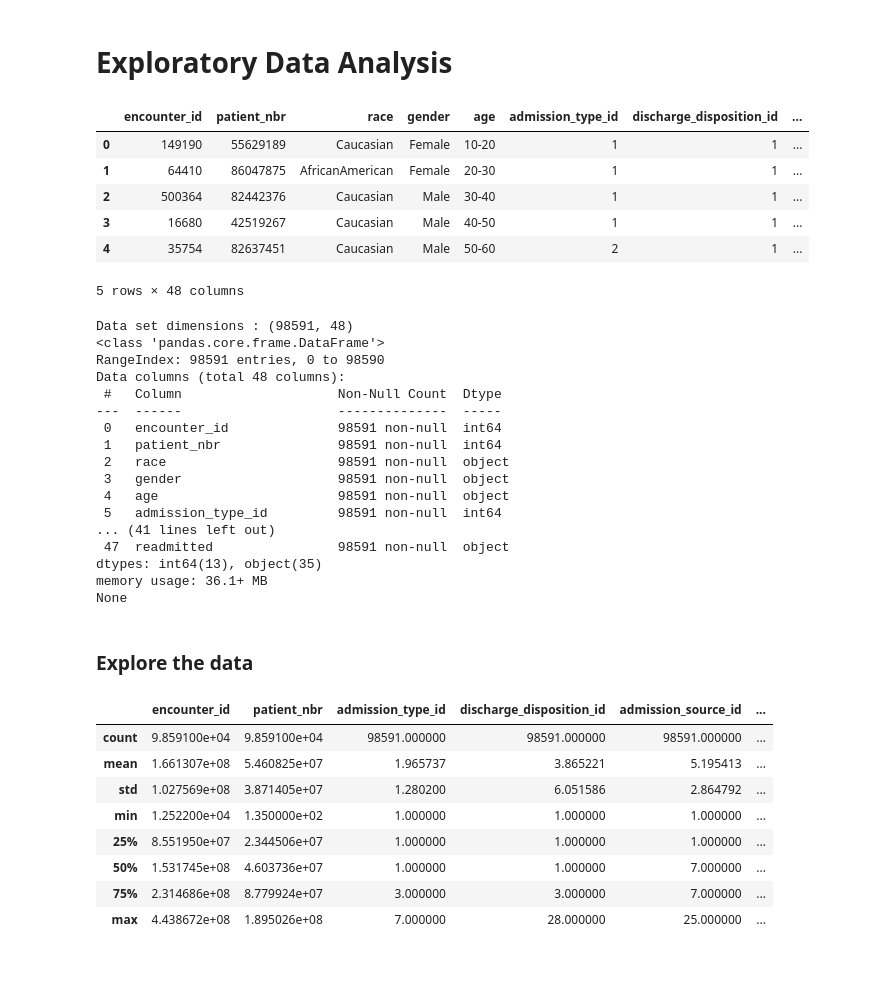
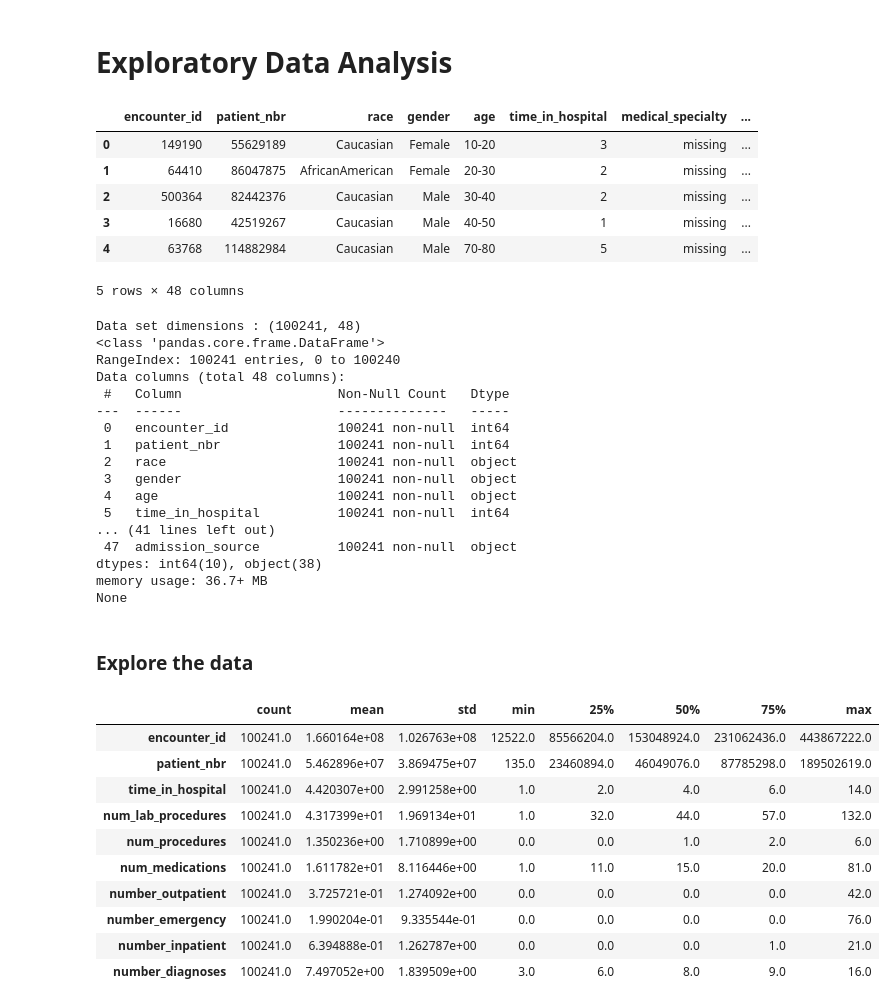
Before and after one commit to bjjv/Sb-DataScience-Mar21, a Jupyter notebook: DataScienceGuidedCapstone_2/Notebooks/03_exploratory_data_analysis_BinduJ.ipynb, the cells around one changed output. Drawn from its saved outputs; the diff is of its cells as text; code cells hidden in the pictures; blank space fills up the shorter version.

```diff
--- a/DataScienceGuidedCapstone_2/Notebooks/03_exploratory_data_analysis_BinduJ.ipynb
+++ b/DataScienceGuidedCapstone_2/Notebooks/03_exploratory_data_analysis_BinduJ.ipynb
@@ -7,50 +7,52 @@ import matplotlib.pyplot as plt
 import seaborn as sns
 %matplotlib inline
 # %%
-diabetic_df = pd.read_csv('../data/diabetic_data_cleaned.csv', low_memory=False)
+diabetic_df = pd.read_csv('../data/diabetic_data_cleaned_1.csv', low_memory=False)
 # %%
 diabetic_df.head()
 # %% [output]
-|  | encounter_id | patient_nbr | race | gender | age | admission_type_id | discharge_disposition_id | ... |
-| 0 | 149190 | 55629189 | Caucasian | Female | 10-20 | 1 | 1 | ... |
-| 1 | 64410 | 86047875 | AfricanAmerican | Female | 20-30 | 1 | 1 | ... |
-| 2 | 500364 | 82442376 | Caucasian | Male | 30-40 | 1 | 1 | ... |
-| 3 | 16680 | 42519267 | Caucasian | Male | 40-50 | 1 | 1 | ... |
-| 4 | 35754 | 82637451 | Caucasian | Male | 50-60 | 2 | 1 | ... |
+|  | encounter_id | patient_nbr | race | gender | age | time_in_hospital | medical_specialty | ... |
+| 0 | 149190 | 55629189 | Caucasian | Female | 10-20 | 3 | missing | ... |
+| 1 | 64410 | 86047875 | AfricanAmerican | Female | 20-30 | 2 | missing | ... |
+| 2 | 500364 | 82442376 | Caucasian | Male | 30-40 | 2 | missing | ... |
+| 3 | 16680 | 42519267 | Caucasian | Male | 40-50 | 1 | missing | ... |
+| 4 | 63768 | 114882984 | Caucasian | Male | 70-80 | 5 | missing | ... |
 5 rows × 48 columns
 # %%
 print('Data set dimensions :', diabetic_df.shape)
 print(diabetic_df.info())
 # %% [output]
-Data set dimensions : (98591, 48)
+Data set dimensions : (100241, 48)
 <class 'pandas.core.frame.DataFrame'>
-RangeIndex: 98591 entries, 0 to 98590
+RangeIndex: 100241 entries, 0 to 100240
 Data columns (total 48 columns):
- #   Column                    Non-Null Count  Dtype
----  ------                    --------------  -----
- 0   encounter_id              98591 non-null  int64
- 1   patient_nbr               98591 non-null  int64
- 2   race                      98591 non-null  object
- 3   gender                    98591 non-null  object
- 4   age                       98591 non-null  object
- 5   admission_type_id         98591 non-null  int64
+ #   Column                    Non-Null Count   Dtype
+---  ------                    --------------   -----
+ 0   encounter_id              100241 non-null  int64
+ 1   patient_nbr               100241 non-null  int64
+ 2   race                      100241 non-null  object
+ 3   gender                    100241 non-null  object
+ 4   age                       100241 non-null  object
+ 5   time_in_hospital          100241 non-null  int64
 ... (41 lines left out)
- 47  readmitted                98591 non-null  object
-dtypes: int64(13), object(35)
-memory usage: 36.1+ MB
+ 47  admission_source          100241 non-null  object
+dtypes: int64(10), object(38)
+memory usage: 36.7+ MB
 None
 # %% [markdown]
 ### Explore the data
 # %%
-diabetic_df.describe()
+diabetic_df.describe().T
 # %% [output]
-|  | encounter_id | patient_nbr | admission_type_id | discharge_disposition_id | admission_source_id | ... |
-| count | 9.859100e+04 | 9.859100e+04 | 98591.000000 | 98591.000000 | 98591.000000 | ... |
-| mean | 1.661307e+08 | 5.460825e+07 | 1.965737 | 3.865221 | 5.195413 | ... |
-| std | 1.027569e+08 | 3.871405e+07 | 1.280200 | 6.051586 | 2.864792 | ... |
-| min | 1.252200e+04 | 1.350000e+02 | 1.000000 | 1.000000 | 1.000000 | ... |
-| 25% | 8.551950e+07 | 2.344506e+07 | 1.000000 | 1.000000 | 1.000000 | ... |
-| 50% | 1.531745e+08 | 4.603736e+07 | 1.000000 | 1.000000 | 7.000000 | ... |
-| 75% | 2.314686e+08 | 8.779924e+07 | 3.000000 | 3.000000 | 7.000000 | ... |
-| max | 4.438672e+08 | 1.895026e+08 | 7.000000 | 28.000000 | 25.000000 | ... |
+|  | count | mean | std | min | 25% | 50% | 75% | max |
+| encounter_id | 100241.0 | 1.660164e+08 | 1.026763e+08 | 12522.0 | 85566204.0 | 153048924.0 | 231062436.0 | 443867222.0 |
+| patient_nbr | 100241.0 | 5.462896e+07 | 3.869475e+07 | 135.0 | 23460894.0 | 46049076.0 | 87785298.0 | 189502619.0 |
+| time_in_hospital | 100241.0 | 4.420307e+00 | 2.991258e+00 | 1.0 | 2.0 | 4.0 | 6.0 | 14.0 |
+| num_lab_procedures | 100241.0 | 4.317399e+01 | 1.969134e+01 | 1.0 | 32.0 | 44.0 | 57.0 | 132.0 |
+| num_procedures | 100241.0 | 1.350236e+00 | 1.710899e+00 | 0.0 | 0.0 | 1.0 | 2.0 | 6.0 |
+| num_medications | 100241.0 | 1.611782e+01 | 8.116446e+00 | 1.0 | 11.0 | 15.0 | 20.0 | 81.0 |
+| number_outpatient | 100241.0 | 3.725721e-01 | 1.274092e+00 | 0.0 | 0.0 | 0.0 | 0.0 | 42.0 |
+| number_emergency | 100241.0 | 1.990204e-01 | 9.335544e-01 | 0.0 | 0.0 | 0.0 | 0.0 | 76.0 |
+| number_inpatient | 100241.0 | 6.394888e-01 | 1.262787e+00 | 0.0 | 0.0 | 0.0 | 1.0 | 21.0 |
+| number_diagnoses | 100241.0 | 7.497052e+00 | 1.839509e+00 | 3.0 | 6.0 | 8.0 | 9.0 | 16.0 |
 # %%
```
Also changed, not shown: parts of 74 cells of this notebook.
